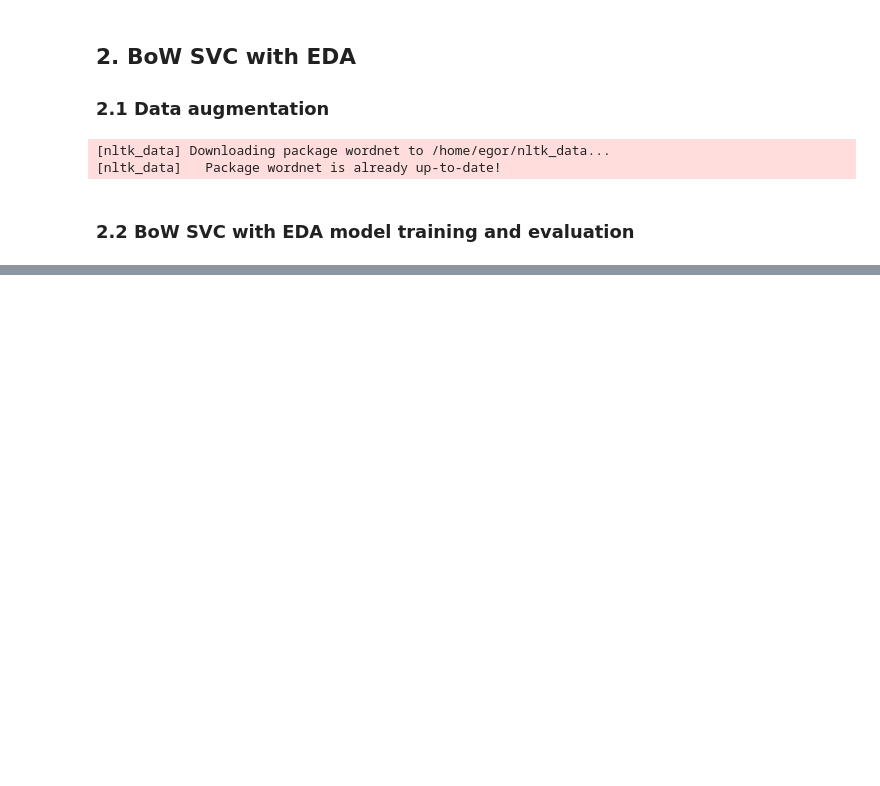
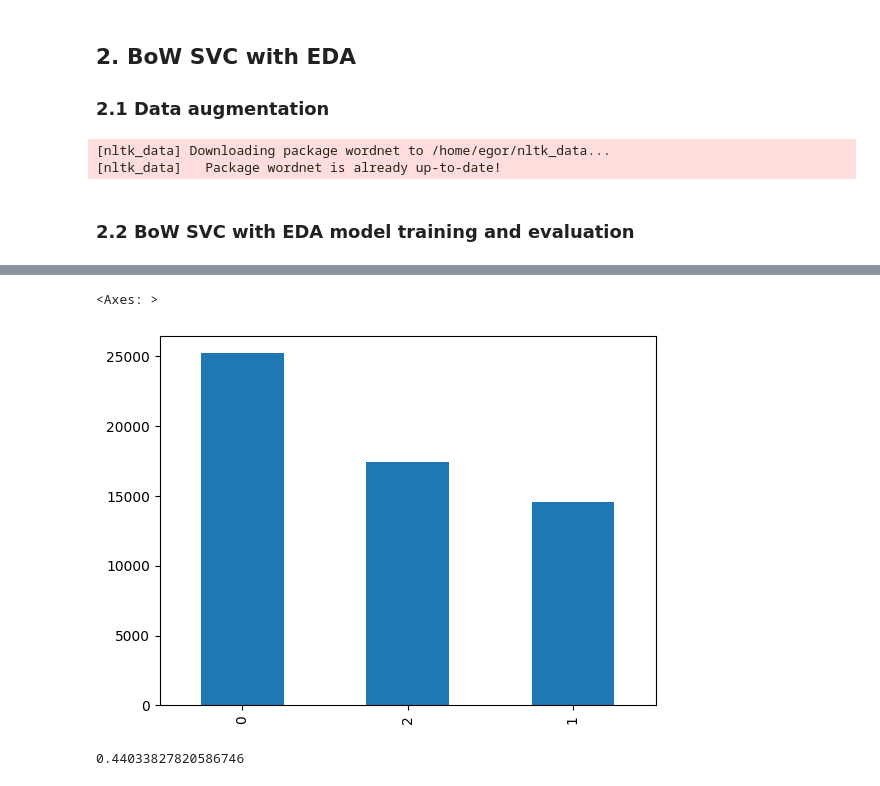
Before and after one commit to EKarasevnl/Language-and-AI, a Jupyter notebook: ModelWithEDA.ipynb, the cells around one changed output, grey strips where cells are left out. Drawn from its saved outputs; the diff is of its cells as text; code cells hidden in the pictures; blank space fills up the shorter version.

```diff
--- a/ModelWithEDA.ipynb
+++ b/ModelWithEDA.ipynb
@@ -18,6 +18,6 @@ import nltk
 DATA_PATH = "lai-data/political_leaning.csv"
 FEATURE = "political_leaning"
 # %%
-df_politics = pd.read_csv(DATA_PATH).iloc[:1000] # remove iloc to test full dataset
+df_politics = pd.read_csv(DATA_PATH).iloc[:3000] # remove iloc to test full dataset
 # %%
 df_politics
@@ -203,0 +350,9 @@ weighted avg       0.97      0.96      0.97       400
+# %%
+df_politics['political_leaning'].value_counts().plot(kind='bar')
+# %% [output]
+<Axes: >
+[figure, added]
+# %%
+sum(df_politics['political_leaning'] == 0) / len(df_politics)
+# %% [output]
+0.44033827820586746
```
Also changed, not shown: parts of 15 cells of this notebook.
